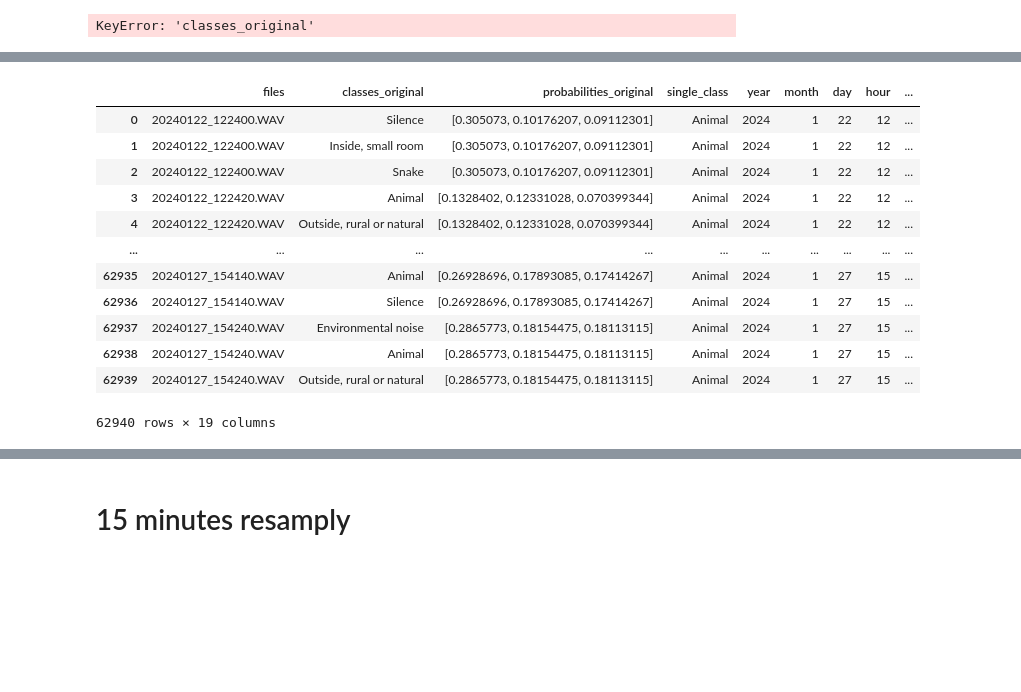
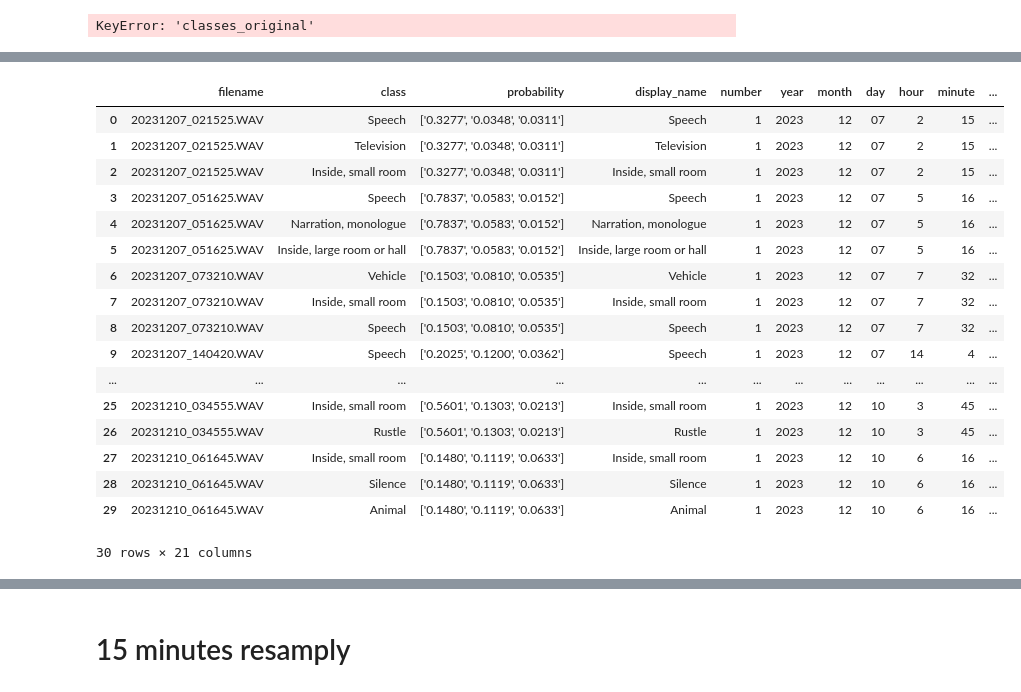
Before and after one commit to aacacustica/Audio_Processing, a Jupyter notebook: AI_Model/Urban_Model/Visualization/predictions_map.ipynb, the cells around one changed output, grey strips where cells are left out. Cells and saved outputs as stored; diff of their text form; code cells hidden in the pictures; blank space fills up the shorter version.

```diff
--- a/AI_Model/Urban_Model/Visualization/predictions_map.ipynb
+++ b/AI_Model/Urban_Model/Visualization/predictions_map.ipynb
@@ -140,6 +140,10 @@ v1_1
 Latest stable version: v1.1
 Latest stable version: v1_1
 # %%
+yamnet_classes_path = r"C:\Users\scjaa\Documents\GitHubRepos\AAC\AI_Model\Urban_Model\yamnet_class_map.csv"
+yamnet_classes_df = pd.read_csv(yamnet_classes_path)
+yamnet_classes = yamnet_classes_df['display_name'].unique()
+
 csv_pred_path = input("Enter the path to the csv file: ")
 
 # clean the csv_pred_path from " and "
@@ -149,13 +153,16 @@ csv_pred_path = csv_pred_path.replace('"', '')
 visualization_dir = output_dir(csv_pred_path)
 
 # get the csv
-df = pd.read_csv(csv_pred_path, converters={'classes_custom': eval, 'classes_original': eval})
+df = pd.read_csv(csv_pred_path, converters={'class': eval})
 
 # get the location
 title = extract_location(csv_pred_path)
 
 # remove nan
 df = df.dropna()
+df['date'] = pd.to_datetime(df['date'])
+# sort by date
+df = df.sort_values(by='date')
 
 df
 # %% [output]
@@ -183,9 +188,16 @@ interval_printing(average_interval)
+# %%
+df.set_index('date',inplace=True)
+df = df.explode('class')
+df['display_name'] = df['class']
+df['number'] = 1
+
+df_exploded = insert_dates(df)
+urban_taxonomy_map = pd.read_json("urban_taxonomy_map_v1_0.json", typ='series').to_dict()
+df_exploded['mapped_class'] = df_exploded['class'].map(urban_taxonomy_map)
 # %%
-df['Processed_Class'] = df['class'].apply(lambda x: match_classes(x, yamnet_classes))
-df_exploded = df.explode('Processed_Class')
-df_exploded.set_index('date', inplace=True)
-df_exploded = insert_dates(df_exploded)
+df_exploded = insert_dates(df)
 
 urban_taxonomy_map = pd.read_json("urban_taxonomy_map_v1_0.json", typ='series').to_dict()
-df_exploded['Mapped_Class'] = df_exploded['Processed_Class'].map(urban_taxonomy_map)
+df_exploded['mapped_class'] = df_exploded['class'].map(urban_taxonomy_map)
+df_exploded
 # %% [output]
@@ -299,8 +263,8 @@ df_exploded
 df_exploded = df_exploded.sort_values(by=["year", "month", "fullday"])
 
 # map class to number
-class_to_num = {class_name: index+1 for index, class_name in enumerate(df_exploded['Mapped_Class'].unique())}
-df_exploded['class_num'] = df_exploded['Mapped_Class'].map(class_to_num)
+class_to_num = {class_name: index+1 for index, class_name in enumerate(df_exploded['mapped_class'].unique())}
+df_exploded['class_num'] = df_exploded['mapped_class'].map(class_to_num)
 
 # inverting the dictionary to get the name of the class for the legend
 name_class = {v: k for k, v in class_to_num.items()}
@@ -348,33 +333,38 @@ KeyError: 'classes_original'
 # %%
-df_explode['display_name'] = df_explode['classes_original']
+df_exploded['display_name'] = df_exploded['class']
 
 # read ontology union file
-union = pd.read_csv(r"C:\Users\GIS2\Documents\santi\GitHub\AAC\AI_Model\Urban_Model\taxonomy_mapping\yamnet_class_AAC_v1_0.csv",sep=';')
+union = pd.read_csv(r"C:\Users\scjaa\AAC - CENTRO DE ACUSTICA APLICADA, S.L\I + D + i - Documentos\Modelos_IA\AAC_IA_Urbano\Taxonomia\yamnet_class_AAC_301123.csv",sep=';')
 
 # merge classes with ontology
-df_explode = df_explode.merge(
+df_exploded = df_exploded.merge(
     union,
     how='left',
     on='display_name'
     )
 
 
-# remove columns
-df_explode = df_explode.drop(columns=['Brown_Level_1', 'Unnamed: 7', 'Unnamed: 8', 'Unnamed: 9', 'Unnamed: 10', 'Unnamed: 11', 'classes_custom', 'probabilities_custom', 'sum_probs_custom', 'sum_probs_original'])
-df_explode
+# remove Unnamed columns
+df_exploded = df_exploded.loc[:, ~df_exploded.columns.str.contains('^Unnamed')]
+df_exploded
 # %% [output]
-|  | files | classes_original | probabilities_original | single_class | year | month | day | hour | ... |
-| 0 | 20240122_122400.WAV | Silence | [0.305073, 0.10176207, 0.09112301] | Animal | 2024 | 1 | 22 | 12 | ... |
-| 1 | 20240122_122400.WAV | Inside, small room | [0.305073, 0.10176207, 0.09112301] | Animal | 2024 | 1 | 22 | 12 | ... |
-| 2 | 20240122_122400.WAV | Snake | [0.305073, 0.10176207, 0.09112301] | Animal | 2024 | 1 | 22 | 12 | ... |
-| 3 | 20240122_122420.WAV | Animal | [0.1328402, 0.12331028, 0.070399344] | Animal | 2024 | 1 | 22 | 12 | ... |
-| 4 | 20240122_122420.WAV | Outside, rural or natural | [0.1328402, 0.12331028, 0.070399344] | Animal | 2024 | 1 | 22 | 12 | ... |
-| ... | ... | ... | ... | ... | ... | ... | ... | ... | ... |
-| 62935 | 20240127_154140.WAV | Animal | [0.26928696, 0.17893085, 0.17414267] | Animal | 2024 | 1 | 27 | 15 | ... |
-| 62936 | 20240127_154140.WAV | Silence | [0.26928696, 0.17893085, 0.17414267] | Animal | 2024 | 1 | 27 | 15 | ... |
-| 62937 | 20240127_154240.WAV | Environmental noise | [0.2865773, 0.18154475, 0.18113115] | Animal | 2024 | 1 | 27 | 15 | ... |
-| 62938 | 20240127_154240.WAV | Animal | [0.2865773, 0.18154475, 0.18113115] | Animal | 2024 | 1 | 27 | 15 | ... |
-| 62939 | 20240127_154240.WAV | Outside, rural or natural | [0.2865773, 0.18154475, 0.18113115] | Animal | 2024 | 1 | 27 | 15 | ... |
+|  | filename | class | probability | display_name | number | year | month | day | hour | minute | ... |
+| 0 | 20231207_021525.WAV | Speech | ['0.3277', '0.0348', '0.0311'] | Speech | 1 | 2023 | 12 | 07 | 2 | 15 | ... |
+| 1 | 20231207_021525.WAV | Television | ['0.3277', '0.0348', '0.0311'] | Television | 1 | 2023 | 12 | 07 | 2 | 15 | ... |
+| 2 | 20231207_021525.WAV | Inside, small room | ['0.3277', '0.0348', '0.0311'] | Inside, small room | 1 | 2023 | 12 | 07 | 2 | 15 | ... |
+| 3 | 20231207_051625.WAV | Speech | ['0.7837', '0.0583', '0.0152'] | Speech | 1 | 2023 | 12 | 07 | 5 | 16 | ... |
+| 4 | 20231207_051625.WAV | Narration, monologue | ['0.7837', '0.0583', '0.0152'] | Narration, monologue | 1 | 2023 | 12 | 07 | 5 | 16 | ... |
+| 5 | 20231207_051625.WAV | Inside, large room or hall | ['0.7837', '0.0583', '0.0152'] | Inside, large room or hall | 1 | 2023 | 12 | 07 | 5 | 16 | ... |
+| 6 | 20231207_073210.WAV | Vehicle | ['0.1503', '0.0810', '0.0535'] | Vehicle | 1 | 2023 | 12 | 07 | 7 | 32 | ... |
+| 7 | 20231207_073210.WAV | Inside, small room | ['0.1503', '0.0810', '0.0535'] | Inside, small room | 1 | 2023 | 12 | 07 | 7 | 32 | ... |
+| 8 | 20231207_073210.WAV | Speech | ['0.1503', '0.0810', '0.0535'] | Speech | 1 | 2023 | 12 | 07 | 7 | 32 | ... |
+| 9 | 20231207_140420.WAV | Speech | ['0.2025', '0.1200', '0.0362'] | Speech | 1 | 2023 | 12 | 07 | 14 | 4 | ... |
+| ... | ... | ... | ... | ... | ... | ... | ... | ... | ... | ... | ... |
+| 25 | 20231210_034555.WAV | Inside, small room | ['0.5601', '0.1303', '0.0213'] | Inside, small room | 1 | 2023 | 12 | 10 | 3 | 45 | ... |
+| 26 | 20231210_034555.WAV | Rustle | ['0.5601', '0.1303', '0.0213'] | Rustle | 1 | 2023 | 12 | 10 | 3 | 45 | ... |
+| 27 | 20231210_061645.WAV | Inside, small room | ['0.1480', '0.1119', '0.0633'] | Inside, small room | 1 | 2023 | 12 | 10 | 6 | 16 | ... |
+| 28 | 20231210_061645.WAV | Silence | ['0.1480', '0.1119', '0.0633'] | Silence | 1 | 2023 | 12 | 10 | 6 | 16 | ... |
+| 29 | 20231210_061645.WAV | Animal | ['0.1480', '0.1119', '0.0633'] | Animal | 1 | 2023 | 12 | 10 | 6 | 16 | ... |
-62940 rows × 19 columns
+30 rows × 21 columns
 # %%
 # rename columns
```
Also changed, not shown: parts of 12 cells of this notebook.
